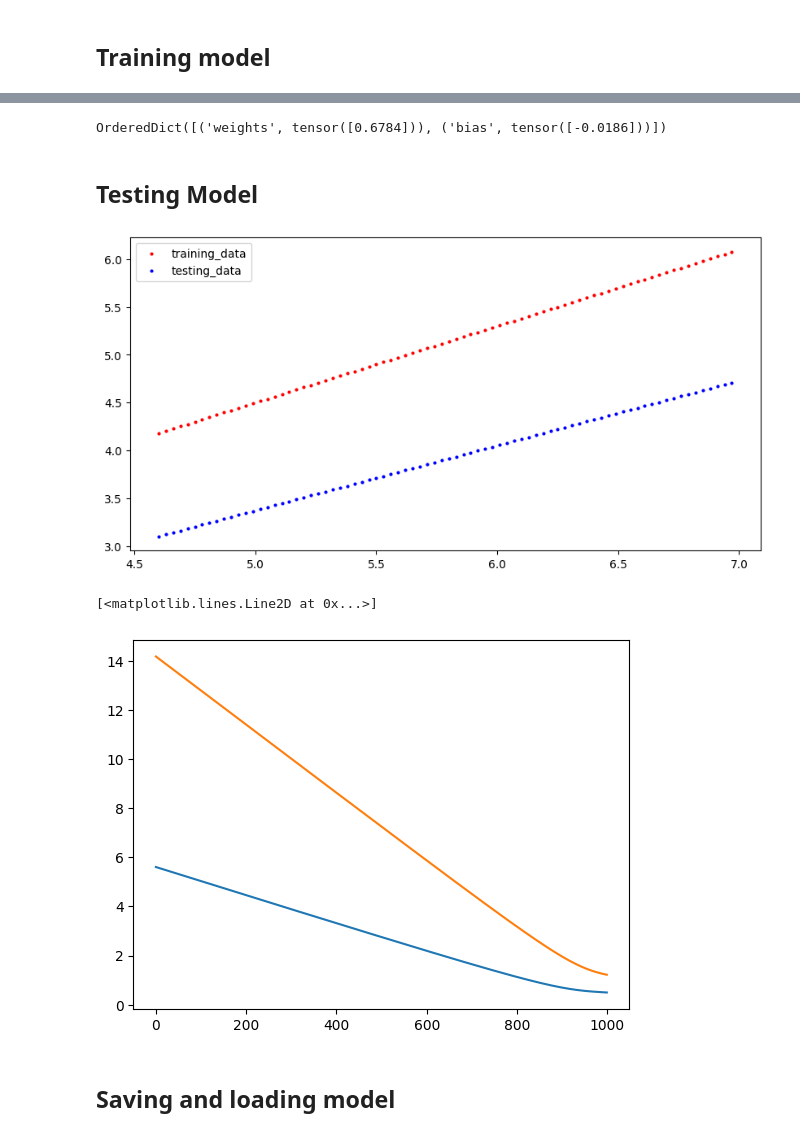
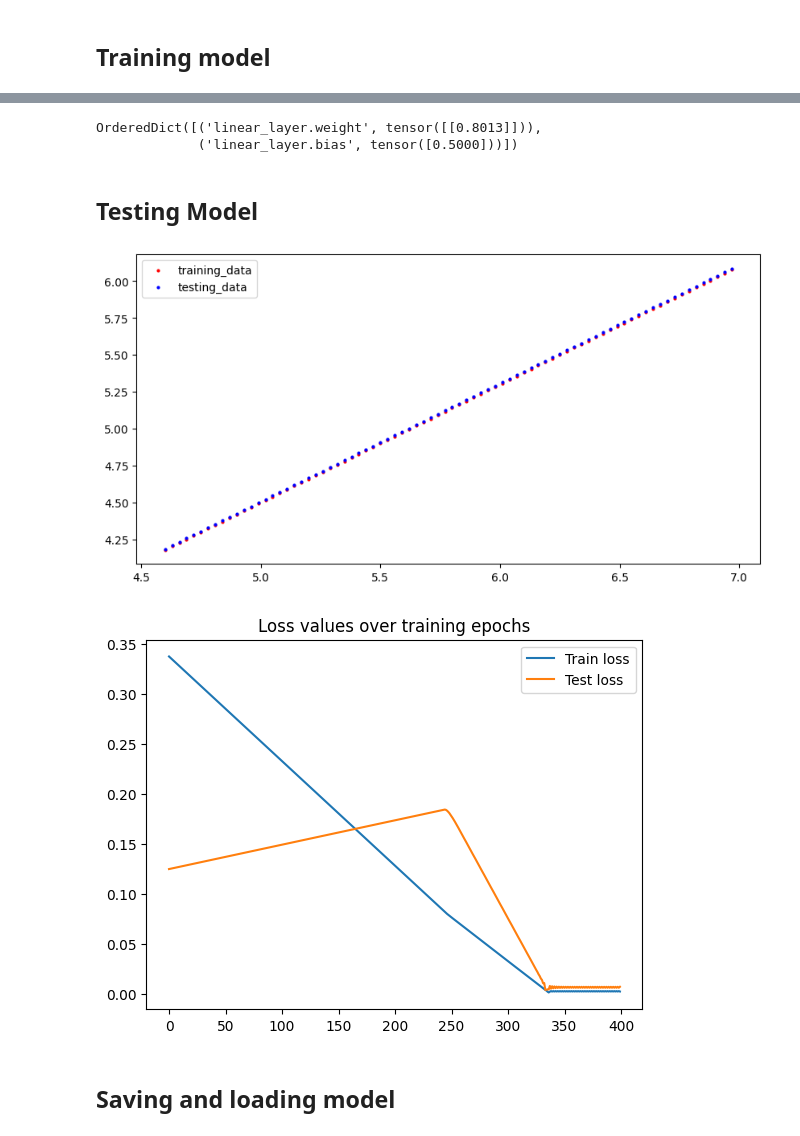
Before and after one commit to figredos/pytorch-dl, a Jupyter notebook: 2-workflow/full_workflow.ipynb, the cells around one changed output, grey strips where cells are left out. Saved outputs shown, nothing was run; the diff lists cells and outputs as text; code cells hidden in the pictures.

Commit message:
update: Changing the LinearRegressionModel's parameters to a single linear_layer

```diff
--- a/2-workflow/full_workflow.ipynb
+++ b/2-workflow/full_workflow.ipynb
@@ -99,13 +99,11 @@ class LinearRegressionModel(nn.Module):
     def __init__(self) -> None:
         super().__init__()
 
-        # Initializing weights and bias
-        self.weights = nn.Parameter(torch.randn(1, requires_grad=True))
-
-        self.bias = nn.Parameter(torch.randn(1, requires_grad=True))
+        # Using nn.Linear() for creating the model's parameters
+        self.linear_layer = nn.Linear(in_features=1, out_features=1)
 
     def forward(self, x: torch.Tensor) -> torch.Tensor:
-        return self.weights * x + self.bias
+        return self.linear_layer(x)
 # %% [markdown]
 ## Training model
 # %%
@@ -120,6 +127,6 @@ optimizer = torch.optim.SGD(params=lr_model.parameters(), lr=0.001)
 # %%
 # Setting number of iterations
-epochs = 1000
+epochs = 400
 
 # Data tracking dict
 data_tracking = {
@@ -147,7 +154,7 @@ for epoch in range(epochs):
         testing_loss = loss_fn(test_preds, y_test)
         data_tracking['test_loss'].append(testing_loss)
 
-    if (epoch + 1) % 100 == 0:
+    if (epoch + 1) % 50 == 0:
         print(
             f'| Epoch: {epoch + 1} | Training loss: {training_loss:.4f} | Testing loss: {testing_loss:.4f} |'
         )
@@ -177,7 +172,8 @@ for epoch in range(epochs):
 # Seeing state dict
 lr_model.state_dict()
 # %% [output]
-OrderedDict([('weights', tensor([0.6784])), ('bias', tensor([-0.0186]))])
+OrderedDict([('linear_layer.weight', tensor([[0.8013]])),
+             ('linear_layer.bias', tensor([0.5000]))])
 # %% [markdown]
 ## Testing Model
 # %%
@@ -186,7 +182,7 @@ with torch.inference_mode():
     y_preds = lr_model(X_test)
     plot_model_data(X_test, y_test, X_test, y_preds, figsize=(10, 5))
 # %% [output]
-[figure, old version]
+[figure, new version]
 # %%
 # Turning tensors into arrays
 train_losses = torch.tensor(data_tracking['train_loss']).cpu().numpy()
@@ -194,13 +190,15 @@ test_losses = torch.tensor(data_tracking['test_loss']).cpu().numpy()
 # %%
 # Setting epoch range
 epoch_range = [i for i in range(epochs)]
 
 # Plotting loss functions
 plt.plot(epoch_range, train_losses, label='Train loss')
 plt.plot(epoch_range, test_losses, label='Test loss')
+plt.title('Loss values over training epochs')
+plt.legend()
+plt.show()
 # %% [output]
-[<matplotlib.lines.Line2D at 0x...>]
-[figure, old version]
+[figure, new version]
 # %% [markdown]
 ## Saving and loading model
 # %%
```
Also changed, not shown: parts of 3 cells of this notebook.
